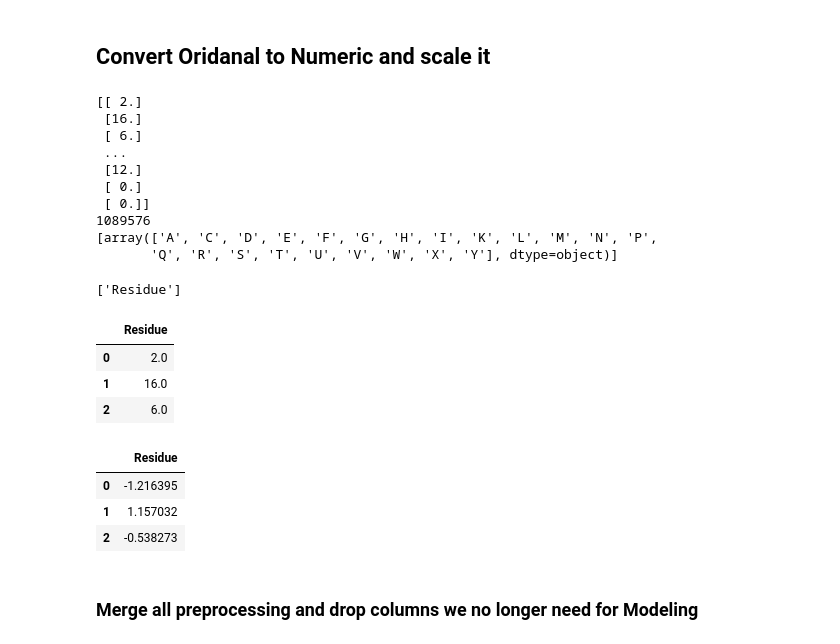
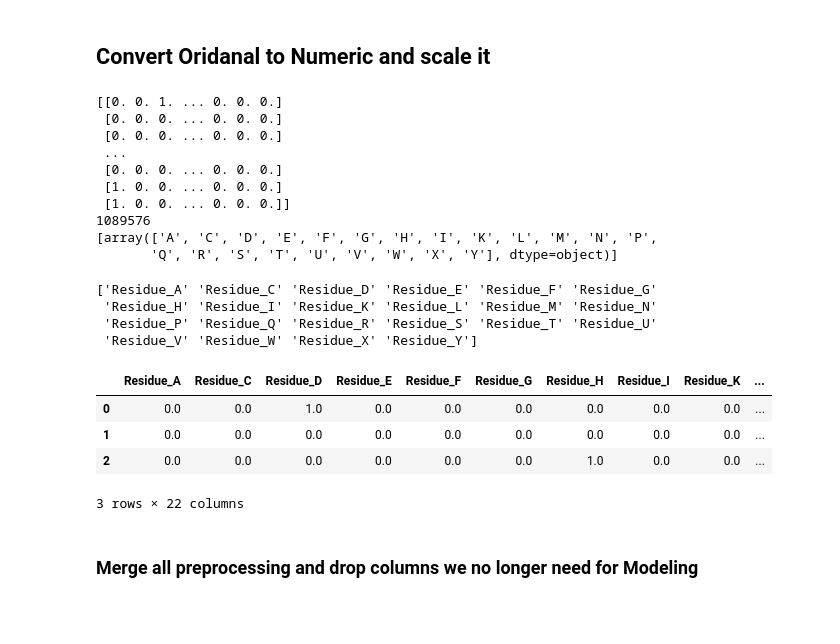
Before and after one commit to cristopher-d-delgado/research-LustigGroup-SJSU, a Jupyter notebook: modeling.ipynb, the cells around one changed output. Drawn from its saved outputs; the diff is of its cells as text; code cells hidden in the pictures; blank space fills up the shorter version.

```diff
--- a/modeling.ipynb
+++ b/modeling.ipynb
@@ -433,38 +484,42 @@ ohe_df.head(3)
 ## Convert Oridanal to Numeric and scale it
 # %%
 # Initialize Ordinal encoder
-ord = OrdinalEncoder()
+ohe = OneHotEncoder()
 
 # Encode Ordinal data which is Residue
-ord_features_array = ord.fit_transform(data2[["Residue"]])
+ohe_features_array = ohe.fit_transform(data2[["Residue"]]).toarray()
 
 # View result
-print(ord_features_array)
-print(len(ord_features_array))
+print(ohe_features_array)
+print(len(ohe_features_array))
 
-feature_labels_ord = ord.categories_
-print(feature_labels_ord)
+feature_labels_ohe = ohe.categories_
+print(feature_labels_ohe)
 # %% [output]
-[[ 2.]
- [16.]
- [ 6.]
+[[0. 0. 1. ... 0. 0. 0.]
+ [0. 0. 0. ... 0. 0. 0.]
+ [0. 0. 0. ... 0. 0. 0.]
  ...
- [12.]
- [ 0.]
- [ 0.]]
+ [0. 0. 0. ... 0. 0. 0.]
+ [1. 0. 0. ... 0. 0. 0.]
+ [1. 0. 0. ... 0. 0. 0.]]
 1089576
 [array(['A', 'C', 'D', 'E', 'F', 'G', 'H', 'I', 'K', 'L', 'M', 'N', 'P',
        'Q', 'R', 'S', 'T', 'U', 'V', 'W', 'X', 'Y'], dtype=object)]
 # %%
-feature_labels_ord = ord.get_feature_names_out(["Residue"])
-print(feature_labels_ord)
+feature_labels_residue = ohe.get_feature_names_out(["Residue"])
+print(feature_labels_residue)
 # %% [output]
-['Residue']
+['Residue_A' 'Residue_C' 'Residue_D' 'Residue_E' 'Residue_F' 'Residue_G'
+ 'Residue_H' 'Residue_I' 'Residue_K' 'Residue_L' 'Residue_M' 'Residue_N'
+ 'Residue_P' 'Residue_Q' 'Residue_R' 'Residue_S' 'Residue_T' 'Residue_U'
+ 'Residue_V' 'Residue_W' 'Residue_X' 'Residue_Y']
 # %%
-ord_df = pd.DataFrame(ord_features_array, columns=feature_labels_ord, index=data2.index)
-ord_df.head(3)
+residue_df = pd.DataFrame(ohe_features_array, columns=feature_labels_residue, index=data2.index)
+residue_df.head(3)
 # %% [output]
-|  | Residue |
-| 0 | 2.0 |
-| 1 | 16.0 |
-| 2 | 6.0 |
+|  | Residue_A | Residue_C | Residue_D | Residue_E | Residue_F | Residue_G | Residue_H | Residue_I | Residue_K | ... |
+| 0 | 0.0 | 0.0 | 1.0 | 0.0 | 0.0 | 0.0 | 0.0 | 0.0 | 0.0 | ... |
+| 1 | 0.0 | 0.0 | 0.0 | 0.0 | 0.0 | 0.0 | 0.0 | 0.0 | 0.0 | ... |
+| 2 | 0.0 | 0.0 | 0.0 | 0.0 | 0.0 | 0.0 | 1.0 | 0.0 | 0.0 | ... |
+3 rows × 22 columns
@@ -471,20 +535,15 @@ ord_df.head(3)
 # %%
-### Another oridinal column is the # of Homologues. Its already in numeric format we just need to scale it.
-# ord_data = pd.concat([ord_df, data2["# homologues"]], axis=1)
-# print(ord_data.isnull().sum())
-ord_data = ord_df
+# ### Another oridinal column is the # of Homologues. Its already in numeric format we just need to scale it.
+# # ord_data = pd.concat([ord_df, data2["# homologues"]], axis=1)
+# # print(ord_data.isnull().sum())
+# ord_data = ord_df
 
-# Scale ordinal data
-ord_standard = scaler.fit_transform(ord_data)
+# # Scale ordinal data
+# ord_standard = scaler.fit_transform(ord_data)
 
-# Convert to dataframe
-standardized_ord_df = pd.DataFrame(ord_standard, columns=ord_data.columns, index=data2.index)
-standardized_ord_df.head(3)
+# # Convert to dataframe
+# standardized_ord_df = pd.DataFrame(ord_standard, columns=ord_data.columns, index=data2.index)
+# standardized_ord_df.head(3)
-# %% [output]
-|  | Residue |
-| 0 | -1.216395 |
-| 1 | 1.157032 |
-| 2 | -0.538273 |
 # %% [markdown]
 ### Merge all preprocessing and drop columns we no longer need for Modeling
 # %%
```
Also changed, not shown: parts of 11 cells of this notebook.
